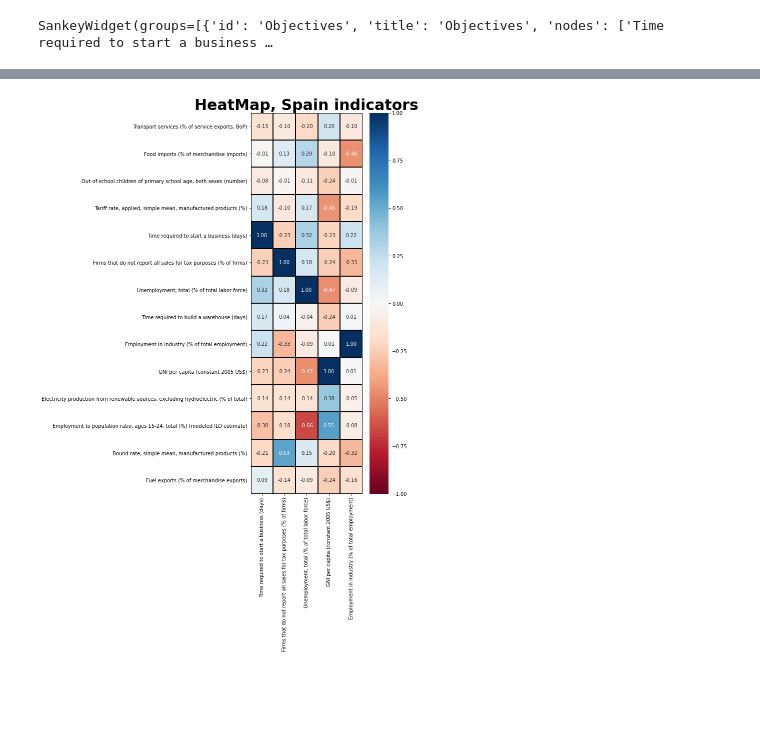
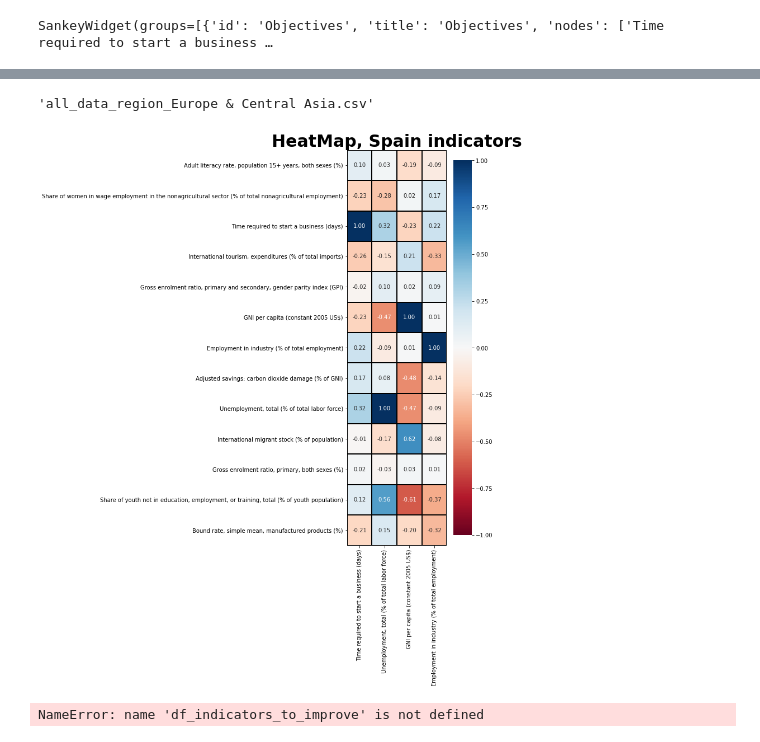
Before and after one commit to jaimevalero/world-development-indicators, a Jupyter notebook: jupyter/what-if.ipynb, the cells around one changed output, grey strips where cells are left out. Saved outputs shown, nothing was run; the diff lists cells and outputs as text; code cells hidden in the pictures; blank space fills up the shorter version.

```diff
--- a/jupyter/what-if.ipynb
+++ b/jupyter/what-if.ipynb
@@ -1132,7 +1134,11 @@ df
 # %%
 def get_data_for_training(X_column):
-    kk  = pd.read_csv("first_model.csv")
+    #kk  = pd.read_csv("first_model.csv")
+    kk = pd.read_csv("all_countries_years.csv")
     kk
+    if "CountryCode" in kk.columns :
+        kk.drop("CountryCode", axis=1, inplace=True)
+
     for column in ARRAY_INDICATORS :
         try :
             kk[column]=kk[column].fillna(kk[column].mean())
@@ -1144,3 +1150,25 @@ def get_data_for_training(X_column):
     #for column in kk.columns:
     #    kk[column]=((kk[column]-kk[column].min())/(kk[column].max()-kk[column].min()))
     return kk
+
+dict_ax_features = {}
+def get_features(indicators_to_improve):
+    secondary_features = []
+    for indicator_to_improve in tqdm(indicators_to_improve) :
+        try :
+            kk                 = get_data_for_training(indicator_to_improve['IndicatorName'])
+            perm_imp_rfpimp = train_data_for(kk,indicator_to_improve['IndicatorName'])
+            #dict_ax_features[indicator_to_improve] = ax
+            perm_imp_rfpimp = perm_imp_rfpimp.head(NUMBER_OF_INDICATORS_PER_TARGET)
+            perm_imp_rfpimp['Target indicator'] = indicator_to_improve['IndicatorName']
+            perm_imp_rfpimp['Feature'] = perm_imp_rfpimp.index
+            secondary_features.append(perm_imp_rfpimp)
+        except Exception as ex:
+            print(ex)
+            continue
+    return secondary_features
+
+
+
+secondary_features = get_features(indicators_to_improve)
+secondary_features
@@ -1241,24 +1337,53 @@ indicators_to_improve
 # %%
 def draw_heatmap(df,file_all_data):
 
     """Draw heatmap"""
     l1 = df['Target indicator'].unique()
     l2 = df['Feature'].unique()
     array_features = [c for c in set(list(np.concatenate([l1,l2])))]
 
     df_all_data = pd.read_csv(file_all_data, index_col=0)
     df_all_data = df_all_data[array_features]
     corrMatrix = df_all_data[array_features].corr()
     chart_size = len(indicators_to_improve), corrMatrix.shape[0]
     fig, ax = plt.subplots(figsize=(chart_size))         # Sample figsize in inches
-    ax = sns.heatmap(corrMatrix[indicators_to_improve], annot=True,fmt='.2f',
-                ax=ax,vmin = -1,center = 0, vmax = 1,cmap="RdBu",linewidths=1, linecolor="k")
+    #ax = sns.heatmap(corrMatrix[indicators_to_improve], annot=True,fmt='.2f',
+    #            ax=ax,vmin = -1,center = 0, vmax = 1,cmap="RdBu",linewidths=1, linecolor="k")
 
+    x = sns.heatmap(corrMatrix[pd.DataFrame(indicators_to_improve).IndicatorName.values], annot=True,fmt='.2f',
+               ax=ax,vmin = -1,center = 0, vmax = 1,cmap="RdBu",linewidths=1, linecolor="k")
     ax.set_title(f"HeatMap, {CountryName} indicators",  fontsize=30, fontweight="bold")
     return corrMatrix, fig, ax
 
 
 df = pd.concat(secondary_features)
+#corrMatrix, fig, ax = draw_heatmap(df,file_all_data)
 corrMatrix, fig, ax = draw_heatmap(df,file_all_data)
+
+df.query(" `Target indicator` == 'Time required to start a business (days)' ").Feature
 # %% [output]
+'all_data_region_Europe & Central Asia.csv'
-[figure, old version]
+[figure, new version]
+# %%
+def enrich_feature_ordes(corrMatrix,df,indicator_to_improve):
+
+    def feature_order(target,indicators_to_improve):
+        df_indicators_to_improve = pd.DataFrame(indicators_to_improve)
+        df_indicators_to_improve.index = df_indicators_to_improve.IndicatorName
+        return df_indicators_to_improve.at[feature,'ascending']
+
+    df_indicators_to_improve = pd.DataFrame(indicators_to_improve)
+    df_indicators_to_improve.index = df_indicators_to_improve.IndicatorName
+    for target_indicator in df['Target indicator'].unique():
+        df
+feature = 'Time required to start a business (days)'
+
+
+
+
+
+df_indicators_to_improve.at[feature,'ascending']
+
+df = pd.concat(secondary_features)
+# %% [output]
+NameError: name 'df_indicators_to_improve' is not defined
```
Also changed, not shown: parts of 65 cells of this notebook, 6 other files.
